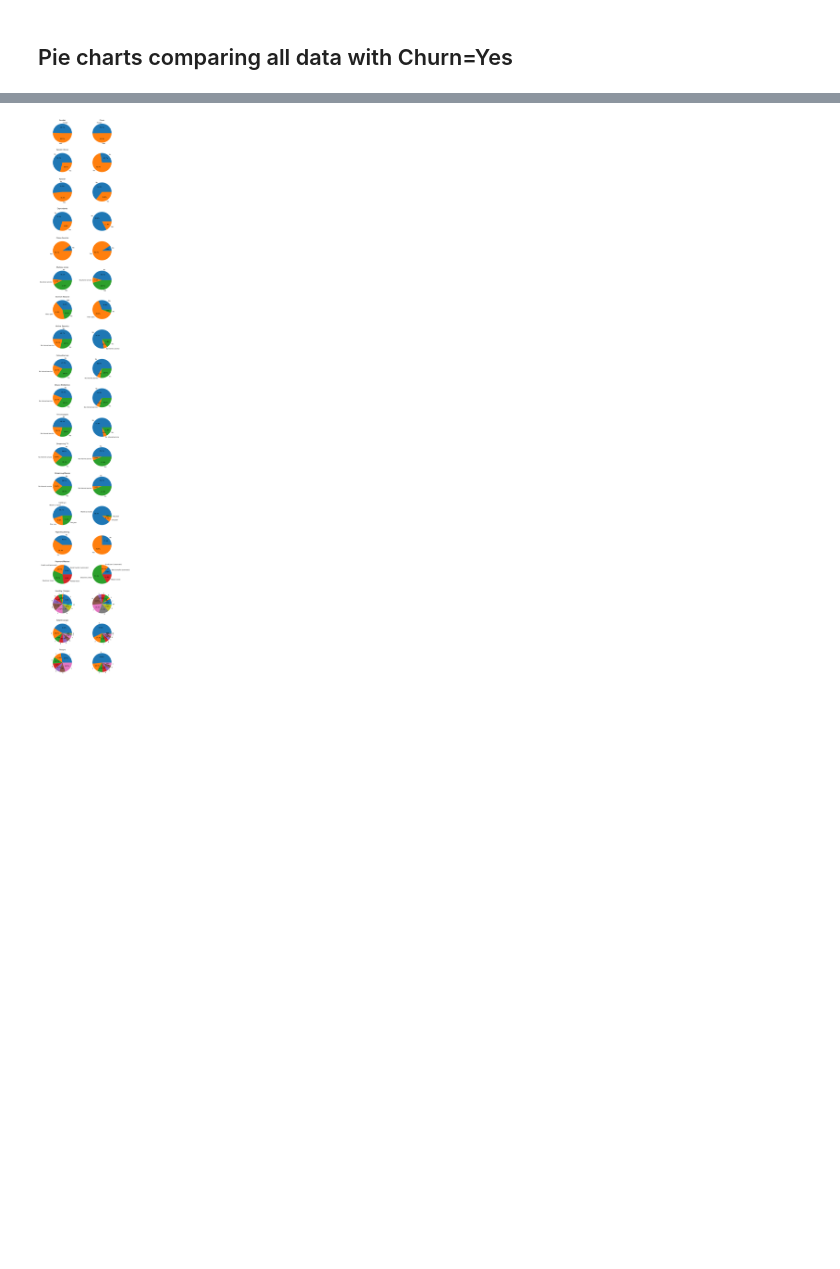
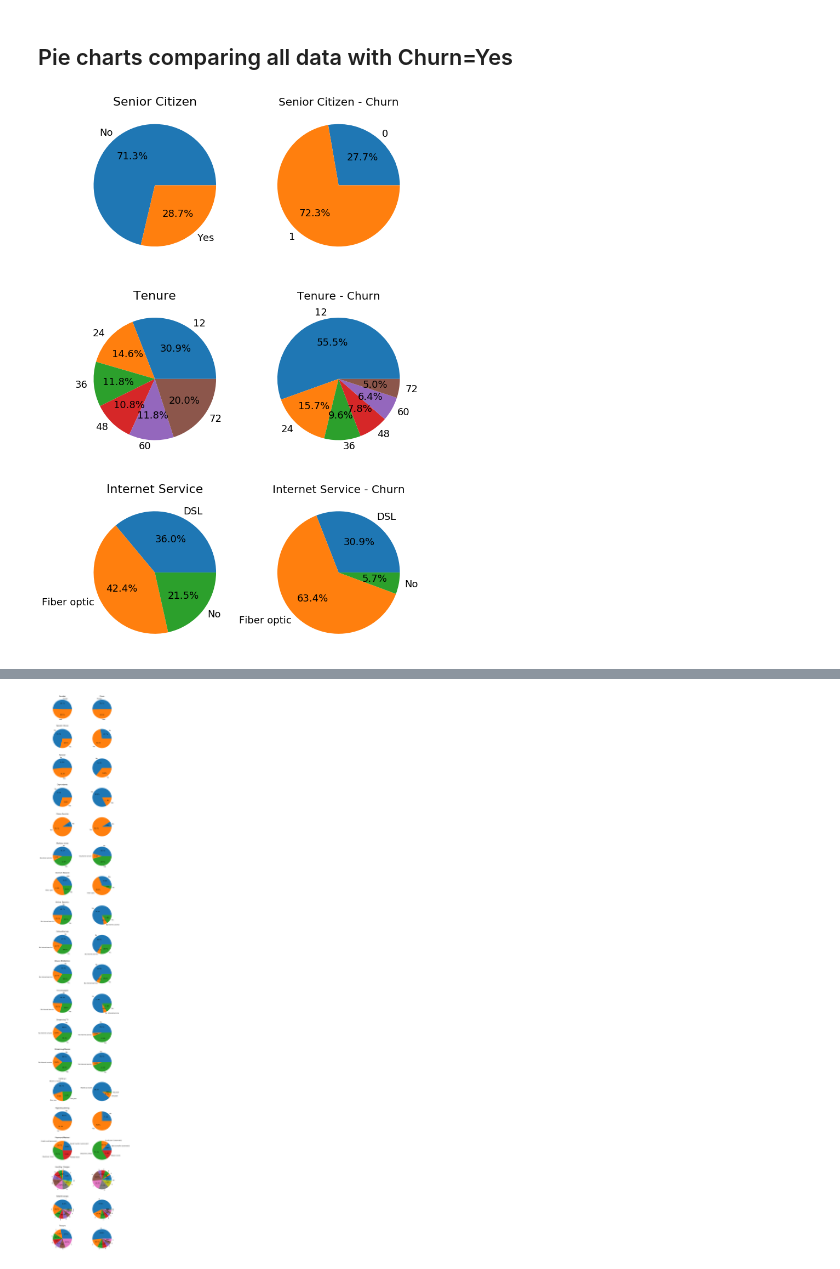
Before and after one commit to ABDunbar/Classification_Trees, a Jupyter notebook: Ass2_Project1.ipynb, the cells around one changed output, grey strips where cells are left out. Cells and saved outputs as stored; diff of their text form; code cells hidden in the pictures; blank space fills up the shorter version.

```diff
--- a/Ass2_Project1.ipynb
+++ b/Ass2_Project1.ipynb
@@ -15,0 +14,4 @@ df = load_csv_to_dataframe('./Data/data.csv')
+# %%
+file = '../Data/data.csv'
+df = load_csv_to_dataframe(file)
+data = pd.read_csv(file)
@@ -89,0 +165,4 @@ churn_df.head()
+# %%
+churn_df = data[data['Churn']=='Yes']
+print(len(churn_df))
+print(f"{churn_df['SeniorCitizen'].value_counts()},\n {churn_df['SeniorCitizen'].value_counts()/sum(df['Churn']=='Yes')}")
@@ -121,3 +208,48 @@ tenure_cat
 dtype: int64
 # %% [markdown]
 ## Pie charts comparing all data with Churn=Yes
+# %%
+fig, ax = plt.subplots(3,2, figsize=(10,15))
+
+
+ax[0,0].pie(df.groupby('SeniorCitizen').size(), labels=df.groupby('SeniorCitizen').size().index, autopct='%1.1f%%', textprops={'fontsize': 18})
+ax[0,1].pie(churn_df.groupby('SeniorCitizen').size(), labels=churn_df.groupby('SeniorCitizen').size().index, autopct='%1.1f%%', textprops={'fontsize': 18})
+
+ax[1,0].pie(data.groupby('tenure_cat').size(), labels=data.groupby('tenure_cat').size().index, autopct='%1.1f%%', textprops={'fontsize': 18})
+ax[1,1].pie(churn_df.groupby('tenure_cat').size(), labels=churn_df.groupby('tenure_cat').size().index, autopct='%1.1f%%', textprops={'fontsize': 18})
+
+ax[2,0].pie(df.groupby('InternetService').size(), labels=df.groupby('InternetService').size().index, autopct='%1.1f%%', textprops={'fontsize': 18})
+ax[2,1].pie(churn_df.groupby('InternetService').size(), labels=churn_df.groupby('InternetService').size().index, autopct='%1.1f%%', textprops={'fontsize': 18})
+
+# ax[3,0].pie(df.groupby('PaymentMethod').size(), labels=df.groupby('PaymentMethod').size().index, autopct='%1.1f%%', textprops={'fontsize': 18})
+# ax[3,1].pie(churn_df.groupby('PaymentMethod').size(), labels=churn_df.groupby('PaymentMethod').size().index, autopct='%1.1f%%', textprops={'fontsize': 18})
+
+# ax[4,0].pie(df.groupby('Contract').size(), labels=df.groupby('Contract').size().index, autopct='%1.1f%%', textprops={'fontsize': 18})
+# ax[4,1].pie(churn_df.groupby('Contract').size(), labels=churn_df.groupby('Contract').size().index, autopct='%1.1f%%', textprops={'fontsize': 18})
+
+# ax[5,0].pie(df.groupby('PaperlessBilling').size(), labels=df.groupby('PaperlessBilling').size().index, autopct='%1.1f%%', textprops={'fontsize': 18})
+# ax[5,1].pie(churn_df.groupby('PaperlessBilling').size(), labels=churn_df.groupby('PaperlessBilling').size().index, autopct='%1.1f%%', textprops={'fontsize': 18})
+
+
+
+ax[0,0].set_title('Senior Citizen', fontsize=22)
+ax[0,1].set_title('Senior Citizen - Churn', fontsize=20)
+ax[1,0].set_title('Tenure', fontsize=22)
+ax[1,1].set_title('Tenure - Churn', fontsize=20)
+ax[2,0].set_title('Internet Service', fontsize=22)
+ax[2,1].set_title('Internet Service - Churn', fontsize=20)
+# ax[3,0].set_title('Payment Method', fontsize=22)
+# ax[3,1].set_title('Payment Method - Churn', fontsize=20)
+# ax[4,0].set_title('Contract', fontsize=22)
+# ax[4,1].set_title('Contract - Churn', fontsize=20)
+# ax[5,0].set_title('Paperless Billing', fontsize=22)
+# ax[5,1].set_title('Paperless Billing - Churn', fontsize=20)
+
+
+
+fig.tight_layout(pad=2.0)
+plt.savefig('./Images/pie_charts.png')
+
+plt.show()
+# %% [output]
+[figure, added]
```
Also changed, not shown: parts of 22 cells of this notebook, 14 other files.
